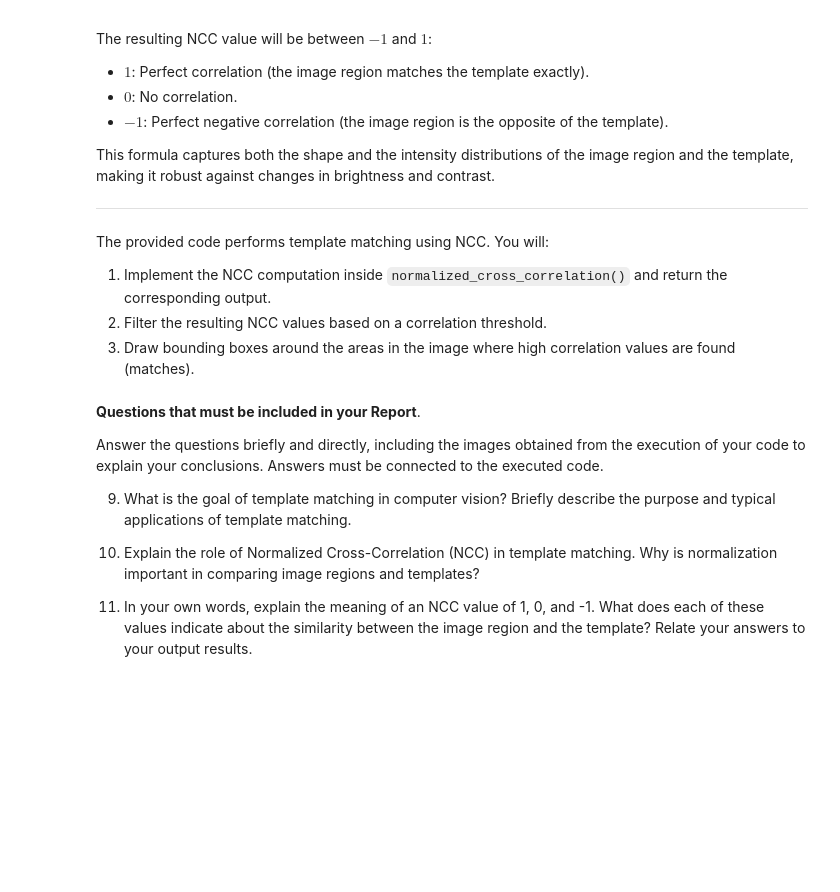
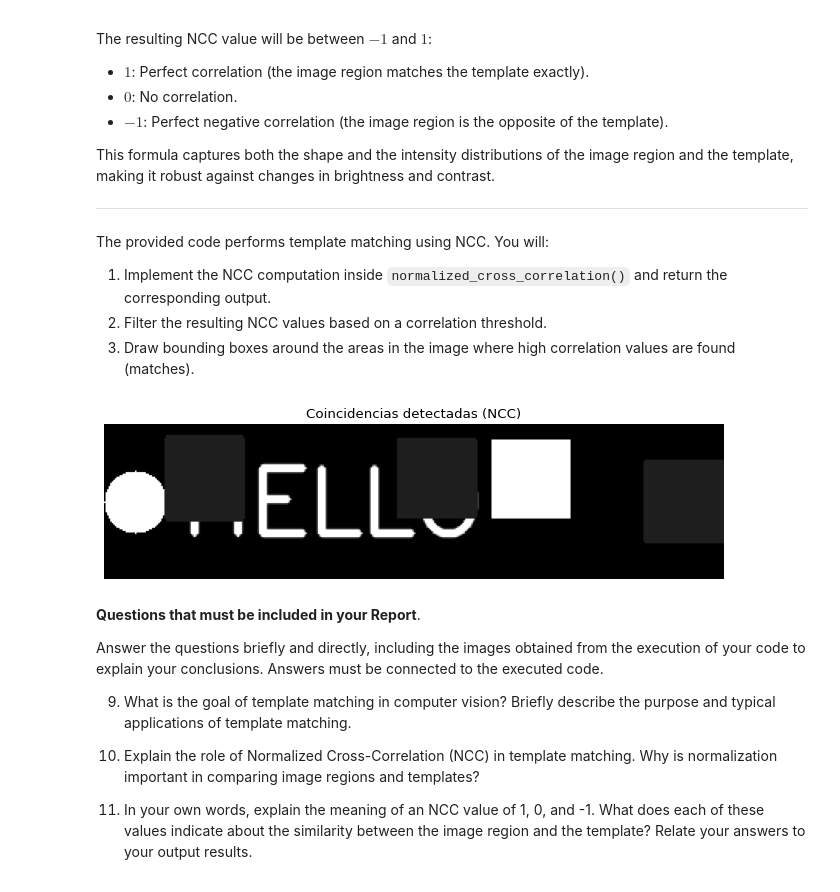
Before and after one commit to Pablo-H-H/Proyecto-1-Vision-Por-Computador, a Jupyter notebook: Project1.ipynb, the cells around one changed output. Drawn from its saved outputs; the diff is of its cells as text; code cells hidden in the pictures; blank space fills up the shorter version.

```diff
--- a/Project1.ipynb
+++ b/Project1.ipynb
@@ -577,7 +579,7 @@ def draw_bounding_boxes(image, matches, template_shape):
 
     for _, (x, y) in matches:
         # Draw rectangle (bounding box)
-        output_image[x:x + tmpl_height, y:y + tmpl_width] = 100 # Change this gray level as needed.
+        output_image[x:x + tmpl_height, y:y + tmpl_width] = 30 # Change this gray level as needed.
 
     return output_image
 # %%
@@ -599,6 +601,8 @@ def normalized_cross_correlation(image, template):
     mu_T = template.mean()  # Mean of the template
     sigma_T = template.std()  # Standard deviation of the template
 
+    template_centered = template - mu_T # template_centered = B(i,j) - b
+
     # Prepare an array to hold NCC results
     ncc_result = []
 
@@ -607,7 +611,19 @@ def normalized_cross_correlation(image, template):
         for j in range(img_width - tmpl_width + 1):
 
 
-            # Your code goes here!
+
+            # Extract image region
+            region = image[i:i+tmpl_height, j:j+tmpl_width]
+
+            mu_I = np.mean(region)
+            sigma_I = np.std(region)
+
+
+
+            if sigma_I == 0:
+                ncc_value = 0
+            else:
+                ncc_value = np.sum((region - mu_I) * template_centered) / (sigma_I * sigma_T) / (tmpl_height * tmpl_width)
 
 
             # Append the NCC value and coordinates to the results
@@ -636,36 +652,45 @@ def filter_results(ncc_result, threshold):
   return high_correlation_results
 # %%
 # Load image
-image = ...
+image = cv2.imread("images/template/template_example.png", 0)
 
 # Load templates
-files_path = ["template/template_Circle.png",
-              "template/template_E.png",
-              "template/template_H.png",
-              "template/template_L.png",
-              "template/template_O.png",
-              "template/template_Square.png",
-              "template/template_Triangle.png"]
+files_path = ["images/template/template_Circle.png",
+              "images/template/template_E.png",
+              "images/template/template_H.png",
+              "images/template/template_L.png",
+              "images/template/template_O.png",
+              "images/template/template_Square.png",
+              "images/template/template_Triangle.png"]
 
 templates = load_templates(files_path)
 
 # Store matches
 all_matches = []
 
 # Set matching threshold
 threshold = 0.8
 
 # Perform template matching for each template
 for template, shape in templates:
   matches = normalized_cross_correlation(image, template)
   matches = filter_results(matches, threshold)
+
   all_matches.extend(matches)
 
 # # Draw bounding boxes around matches
 result_image = draw_bounding_boxes(image, all_matches, shape)
 
 # Display result image
 # Your code goes here!
+
+plt.figure(figsize=(10, 8), dpi=80)
+plt.imshow(cv2.cvtColor(result_image, cv2.COLOR_BGR2RGB))
+plt.title("Coincidencias detectadas (NCC)")
+plt.axis("off")
+plt.show()
+# %% [output]
+[figure, added]
 # %% [markdown]
 **Questions that must be included in your Report**.
 
```
Also changed, not shown: parts of 1 cell of this notebook.
